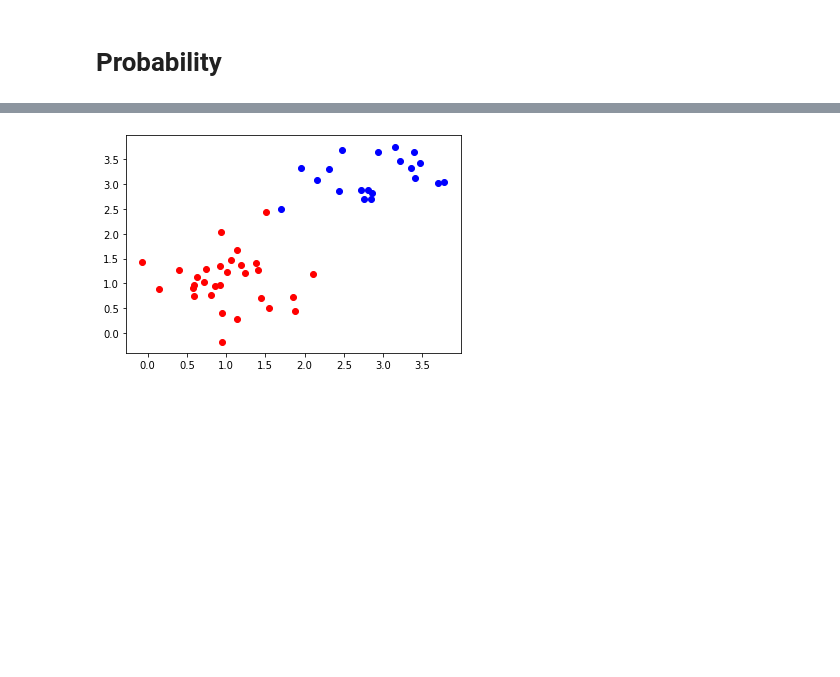
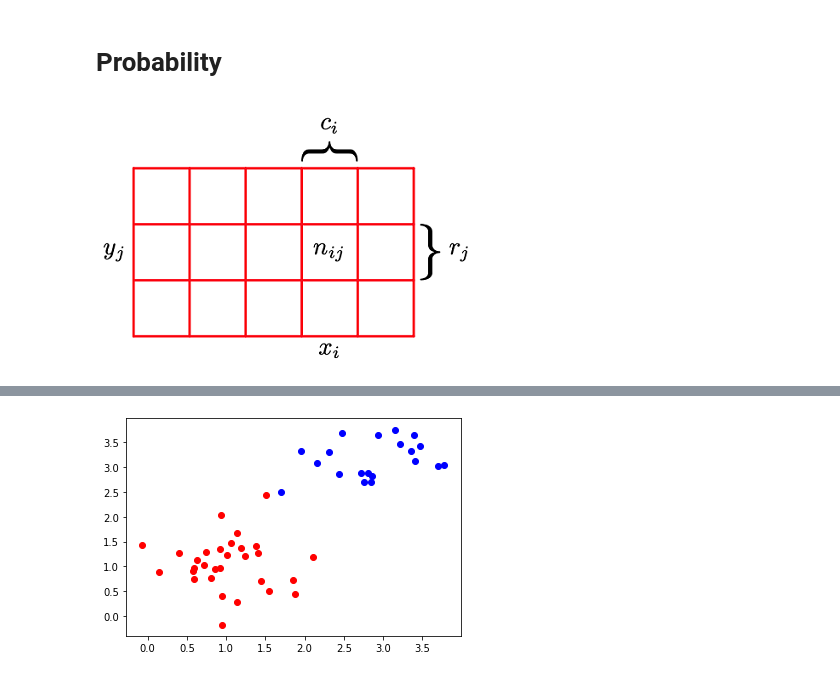
Before and after one commit to simonjisu/prml_study, a Jupyter notebook: notebooks/chapter-1/nb_2-probability.ipynb, the cells around one changed output, grey strips where cells are left out. Drawn from its saved outputs; the diff is of its cells as text; code cells hidden in the pictures; blank space fills up the shorter version.

```diff
--- a/notebooks/chapter-1/nb_2-probability.ipynb
+++ b/notebooks/chapter-1/nb_2-probability.ipynb
@@ -3,3 +3,10 @@
 # %%
 import numpy as np
 import matplotlib.pyplot as plt
+from PIL import Image
+from pathlib import Path
+fig_path = Path(".").absolute().parent.parent / "figs" / "chapter-1"
+# %%
+Image.open(fig_path / "1.2.2-f1.10.png")
+# %% [output]
+[figure, added]
```
Also changed, not shown: parts of 4 cells of this notebook, 5 other files.
